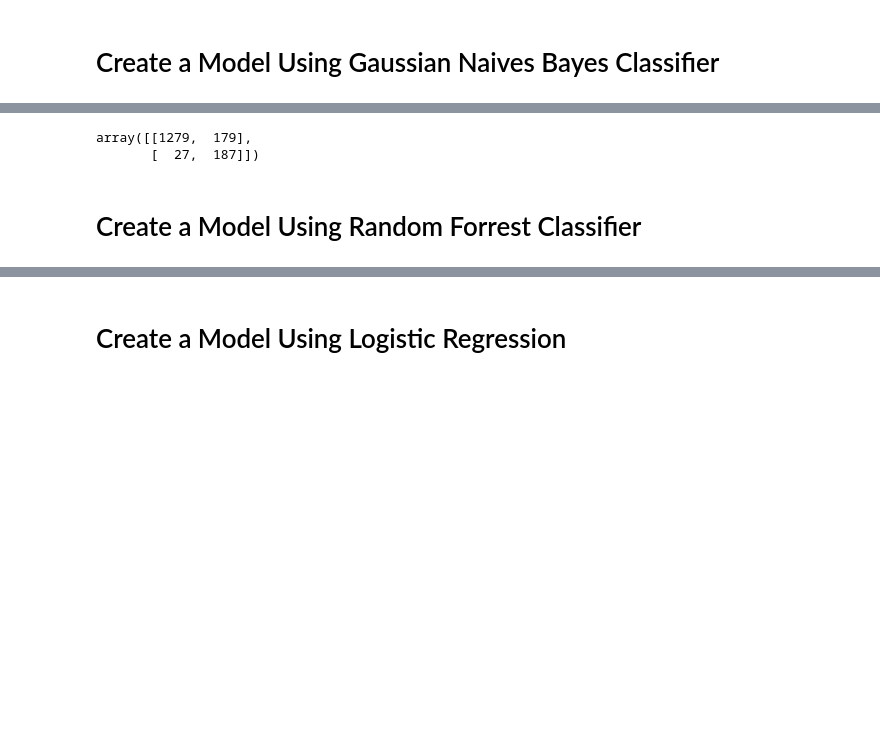
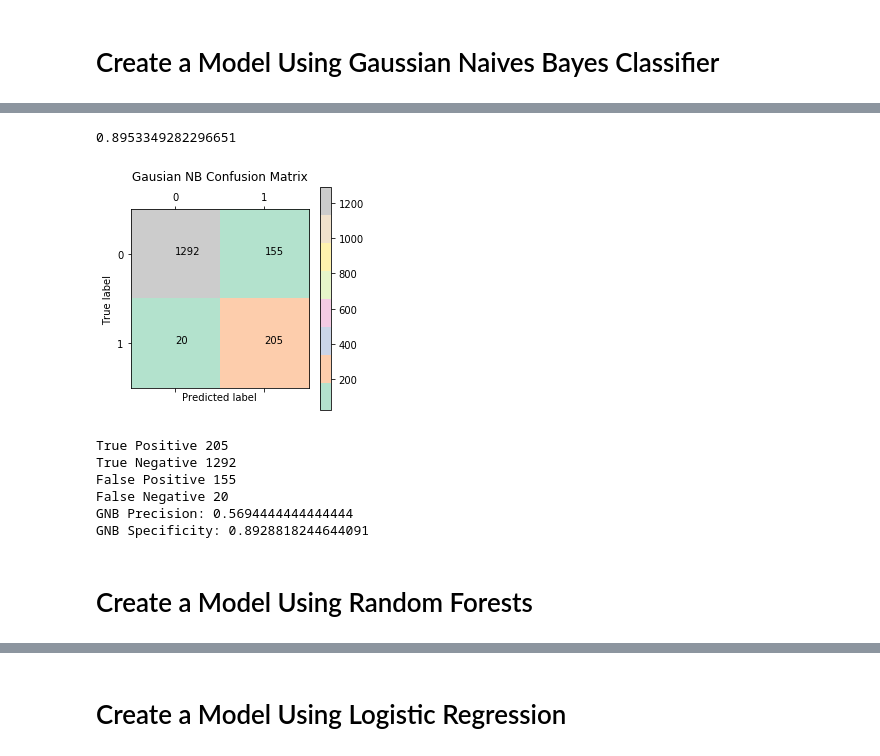
Before and after one commit to victoriajuan/ps4, a Jupyter notebook: PS4.ipynb, the cells around one changed output, grey strips where cells are left out. Saved outputs shown, nothing was run; the diff lists cells and outputs as text; code cells hidden in the pictures; blank space fills up the shorter version.

```diff
--- a/PS4.ipynb
+++ b/PS4.ipynb
@@ -89,10 +90,50 @@ AUC Score: 0.8755304283168597
 # %%
-confusion_matrix(test_label, gnb_predictions)
+accuracy_score(test_label, gnb_predictions)
 # %% [output]
-array([[1279,  179],
-       [  27,  187]])
+0.8953349282296651
+# %%
+gnb_cm = confusion_matrix(test_label, gnb_predictions)
+
+plt.matshow(gnb_cm, cmap='Pastel2')
+
+i = 0
+j = 0
+for i in range(gnb_cm.shape[0]):
+    for j in range(gnb_cm.shape[1]):
+        plt.text(i, j, gnb_cm[j][i])
+
+plt.title('Gausian NB Confusion Matrix', y=1.13)
+
+plt.colorbar()
+plt.ylabel('True label')
+plt.xlabel('Predicted label')
+plt.show()
+# %% [output]
+[figure, added]
+# %%
+gnb_TP = gnb_cm[1, 1]
+gnb_TN = gnb_cm[0, 0]
+gnb_FP = gnb_cm[0, 1]
+gnb_FN = gnb_cm[1, 0]
+
+print('True Positive', gnb_TP)
+print('True Negative', gnb_TN)
+print('False Positive', gnb_FP)
+print('False Negative', gnb_FN)
+
+print("GNB Precision:", precision_score(test_label, gnb_predictions))
+
+gnb_specificity = gnb_TN / float(gnb_TN + gnb_FP)
+print("GNB Specificity:", gnb_specificity)
+# %% [output]
+True Positive 205
+True Negative 1292
+False Positive 155
+False Negative 20
+GNB Precision: 0.5694444444444444
+GNB Specificity: 0.8928818244644091
 # %% [markdown]
-# Create a Model Using Random Forrest Classifier
+# Create a Model Using Random Forests
 # %%
 rf = RandomForestClassifier()
 
```
Also changed, not shown: parts of 20 cells of this notebook.
